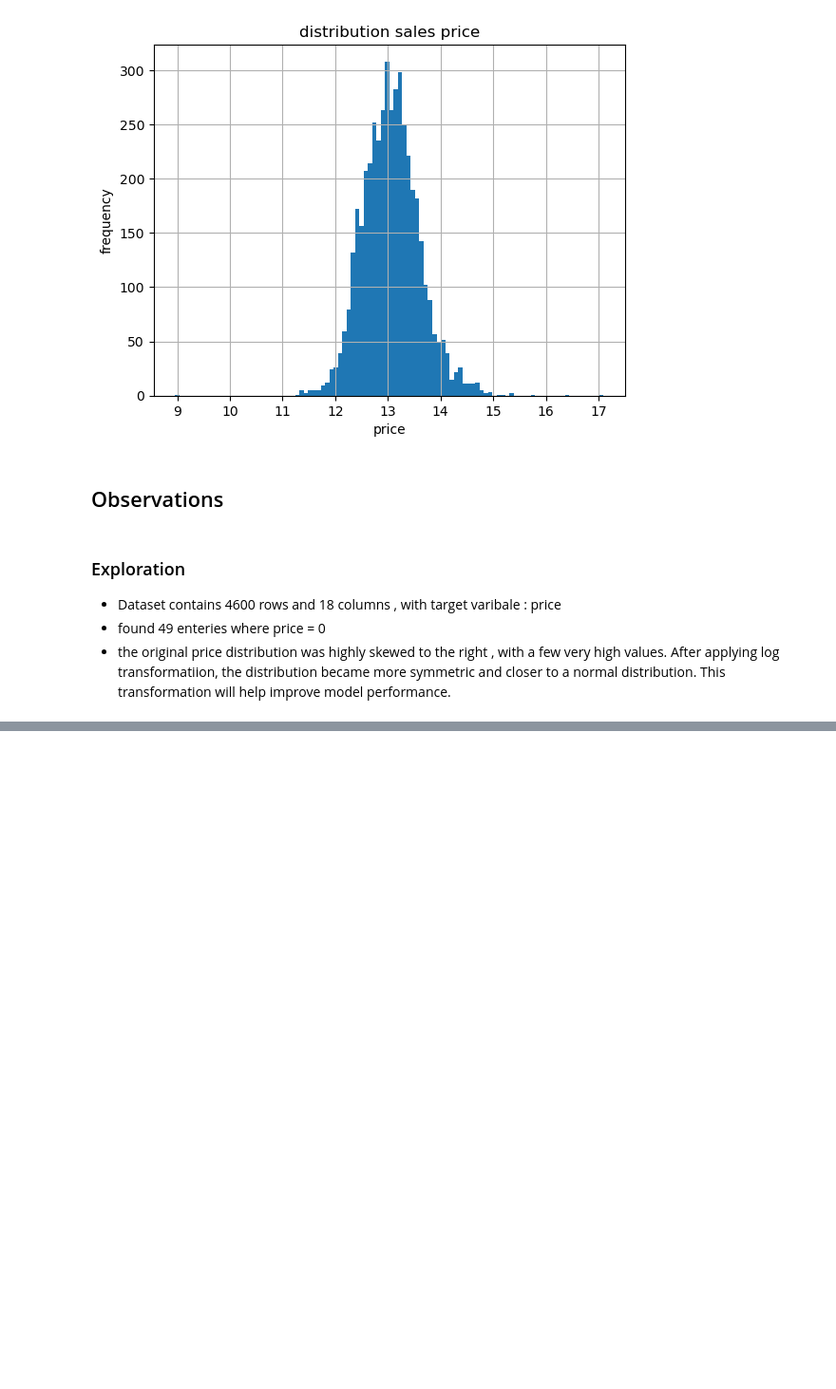
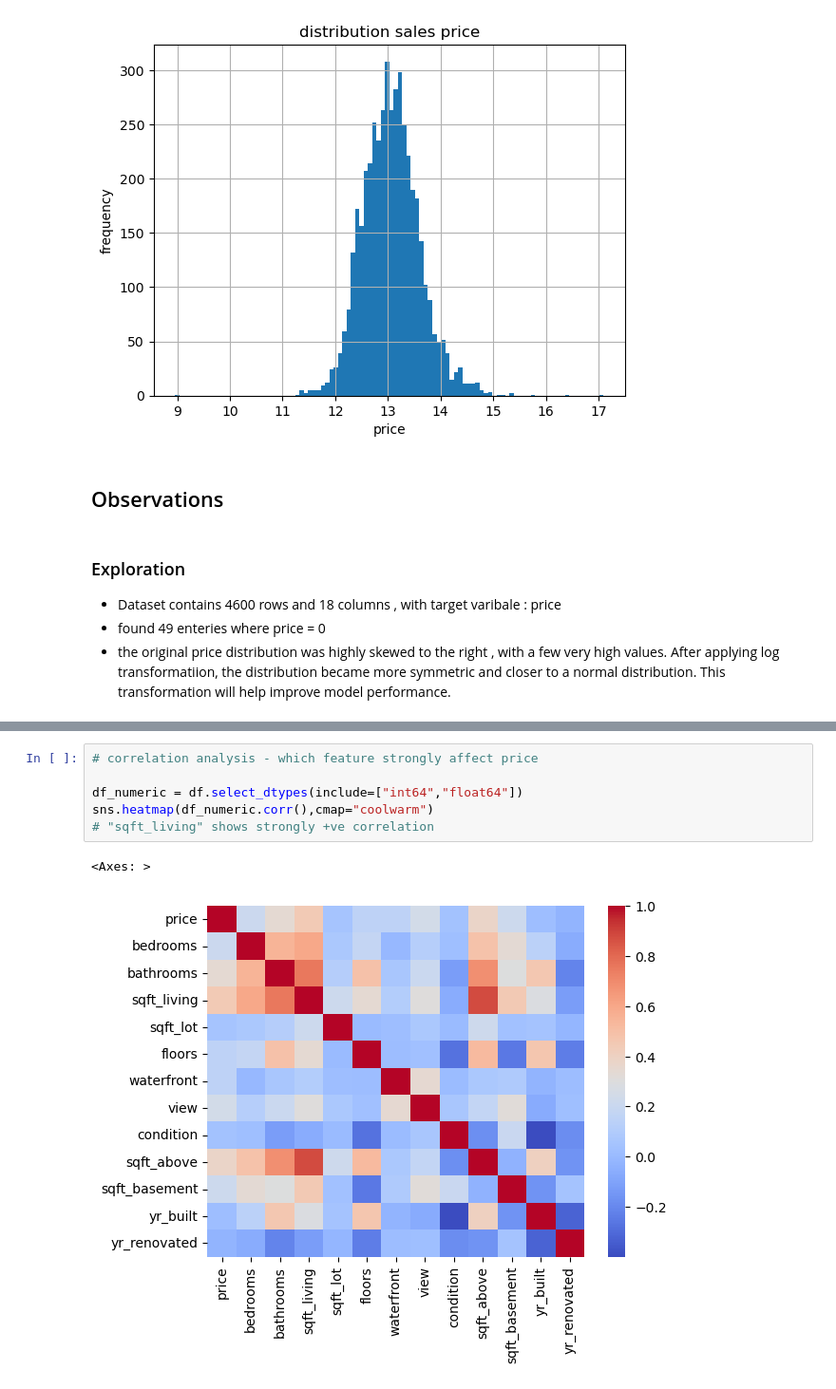
Before and after one commit to malikriya122006-create/house-price-prediction, a Jupyter notebook: house_price_prediction.ipynb, the cells around one changed output, grey strips where cells are left out. Shown at 95% size. Drawn from its saved outputs; the diff is of its cells as text; blank space fills up the shorter version.

```diff
--- a/house_price_prediction.ipynb
+++ b/house_price_prediction.ipynb
@@ -116,0 +155,9 @@ Text(0, 0.5, 'frequency')
+# %%
+# correlation analysis - which feature strongly affect price
+
+df_numeric = df.select_dtypes(include=["int64","float64"])
+sns.heatmap(df_numeric.corr(),cmap="coolwarm")
+# "sqft_living" shows strongly +ve correlation
+# %% [output]
+<Axes: >
+[figure, added]
```
Also changed, not shown: parts of 38 cells of this notebook.
